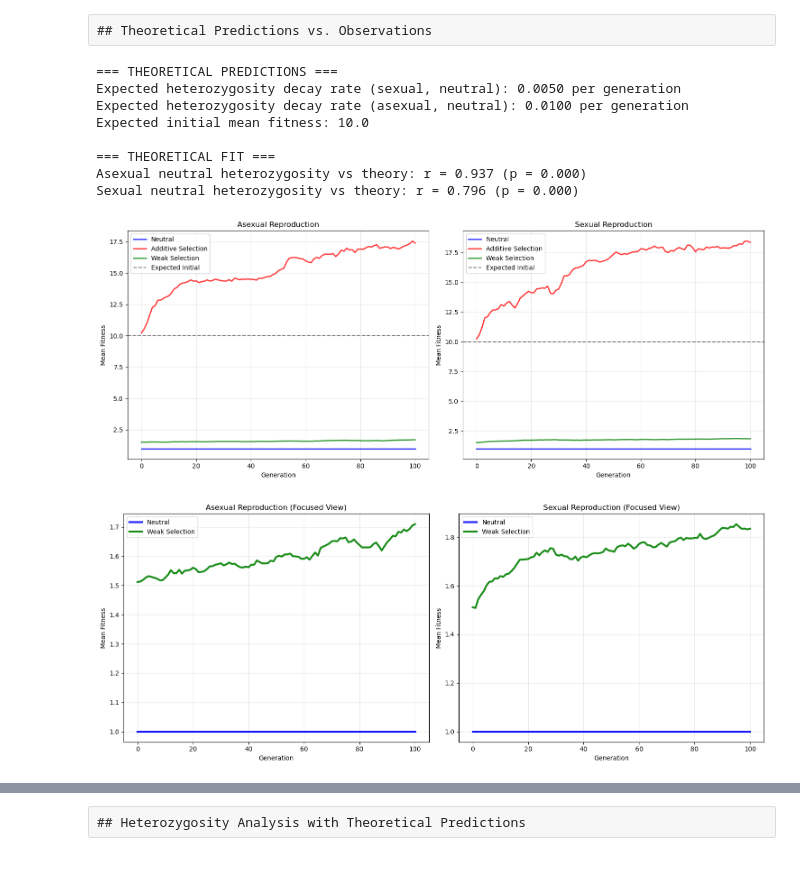
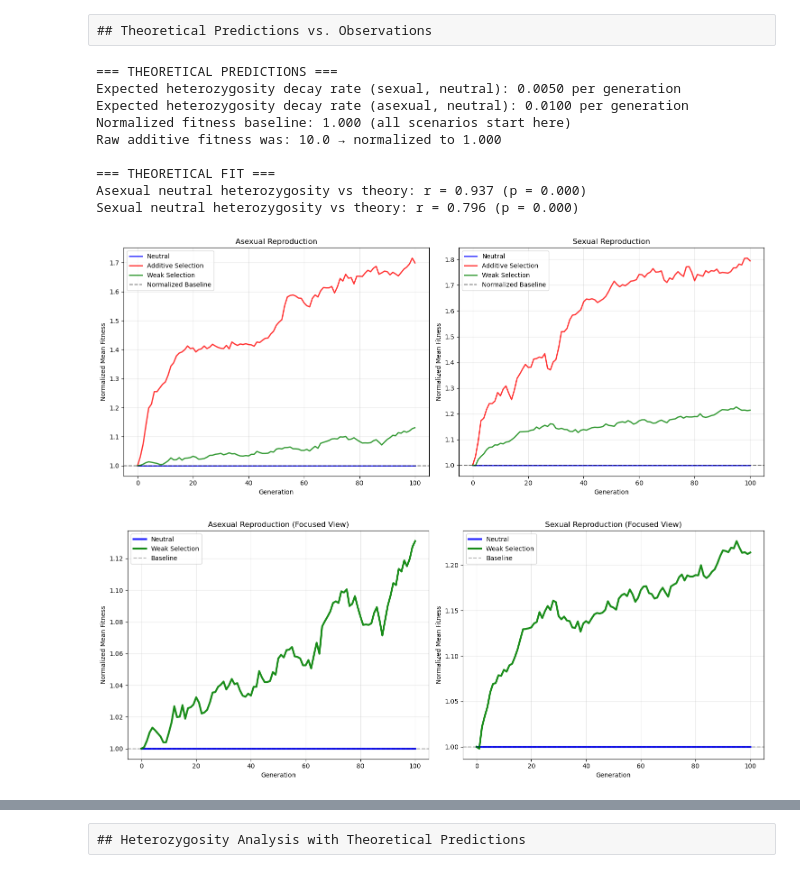
Before and after one commit to niallc/simple-popgen-simulator, a Jupyter notebook: analysis/corrected_simulation_analysis.ipynb, the cells around one changed output, grey strips where cells are left out. Cells and saved outputs as stored; diff of their text form; code cells hidden in the pictures.

Commit message:
Normalized initial fitness for easier cross fitness function comparisons.

```diff
--- a/analysis/corrected_simulation_analysis.ipynb
+++ b/analysis/corrected_simulation_analysis.ipynb
@@ -138,17 +138,17 @@ Using consistent base seed: 42 for reproducible starting populations
 • Sexual weak selection...
 ✅ All simulations complete!
 # %%
-## Initial Fitness Values
+## Initial Fitness Values (Raw)
 
-# Extract initial fitness values for all scenarios
+# Extract raw results for analysis
 print("=" * 60)
-print("INITIAL FITNESS VALUES FOR ALL SCENARIOS")
+print("RAW INITIAL FITNESS VALUES FOR ALL SCENARIOS")
 print("=" * 60)
 
 # Extract results for analysis
-results = {}
+results_raw = {}
 for name, sim in scenarios.items():
-    results[name] = sim.get_results()
+    results_raw[name] = sim.get_results()
 
 # Create initial fitness table
 scenario_names = {
@@ -162,21 +162,21 @@ scenario_names = {
 
 initial_fitness_data = []
 for key, name in scenario_names.items():
-    initial_fitness = results[key]['mean_fitness'].iloc[0]
+    initial_fitness = results_raw[key]['mean_fitness'].iloc[0]
     initial_fitness_data.append([name, f"{initial_fitness:.2f}"])
 
 # Print as formatted table
-print(f"\n{'Scenario':<25} {'Initial Fitness':<15}")
-print("-" * 40)
+print(f"\n{'Scenario':<25} {'Raw Initial Fitness':<20}")
+print("-" * 45)
 for row in initial_fitness_data:
-    print(f"{row[0]:<25} {row[1]:<15}")
+    print(f"{row[0]:<25} {row[1]:<20}")
 
-print(f"\nNotes:")
-print(f"• All scenarios use the same random seed ({base_seed}) for identical starting populations")
+print(f"\nWhy fitness values differ:")
 print(f"• Neutral scenarios: fitness = 1.0 (constant)")
-print(f"• Additive scenarios: fitness = sum of 1s in genome (≈ genome_length × 0.5)")
-print(f"• Weak selection: fitness = 1 + 0.05 × (sum of 1s)")
-print(f"• Expected initial additive fitness: {params['genome_length'] * 0.5:.1f}")
-print(f"• Observed initial additive fitness: {results['asex_additive']['mean_fitness'].iloc[0]:.2f}")
+print(f"• Additive scenarios: fitness = sum of 1s in genome (≈ {params['genome_length'] * 0.5:.1f})")
+print(f"• Weak selection: fitness = 1 + 0.05 × (sum of 1s) (≈ {1 + 0.05 * params['genome_length'] * 0.5:.1f})")
+print(f"• All use identical starting populations (seed = {base_seed})")
+print(f"\n⚠️  Raw values are not directly comparable - different fitness function scales!")
+print(f"📊 Solution: Normalize all fitness values to start at 1.0 for fair comparison")
 # %% [output]
 ============================================================
@@ -216,7 +279,8 @@ theoretical_hetero_asex_neutral = H0 * np.exp(-2*mu*generations)
 print("=== THEORETICAL PREDICTIONS ===")
 print(f"Expected heterozygosity decay rate (sexual, neutral): {1/(2*Ne):.4f} per generation")
 print(f"Expected heterozygosity decay rate (asexual, neutral): {2*mu:.4f} per generation")
-print(f"Expected initial mean fitness: {L * 0.5:.1f}")
+print(f"Normalized fitness baseline: 1.000 (all scenarios start here)")
+print(f"Raw additive fitness was: {L * 0.5:.1f} → normalized to 1.000")
 
 # Compare theoretical vs observed for neutral cases
 asex_neutral_r, asex_neutral_p = pearsonr(
@@ -231,7 +295,8 @@ print(f"Sexual neutral heterozygosity vs theory: r = {sex_neutral_r:.3f} (p = {s
 === THEORETICAL PREDICTIONS ===
 Expected heterozygosity decay rate (sexual, neutral): 0.0050 per generation
 Expected heterozygosity decay rate (asexual, neutral): 0.0100 per generation
-Expected initial mean fitness: 10.0
+Normalized fitness baseline: 1.000 (all scenarios start here)
+Raw additive fitness was: 10.0 → normalized to 1.000
 
 === THEORETICAL FIT ===
 Asexual neutral heterozygosity vs theory: r = 0.937 (p = 0.000)
@@ -250,9 +315,9 @@ ax1.plot(results['asex_additive']['generation'], results['asex_additive']['mean_
 ax1.plot(results['asex_weak']['generation'], results['asex_weak']['mean_fitness'],
          'g-', linewidth=2, label='Weak Selection', alpha=0.8)
 
-ax1.axhline(y=L*0.5, color='black', linestyle='--', alpha=0.5, label='Expected Initial')
+ax1.axhline(y=1.0, color='black', linestyle='--', alpha=0.5, label='Normalized Baseline')
 ax1.set_xlabel('Generation')
-ax1.set_ylabel('Mean Fitness')
+ax1.set_ylabel('Normalized Mean Fitness')
 ax1.set_title('Asexual Reproduction')
 ax1.legend()
 ax1.grid(True, alpha=0.3)
@@ -265,9 +330,9 @@ ax2.plot(results['sex_additive']['generation'], results['sex_additive']['mean_fi
 ax2.plot(results['sex_weak']['generation'], results['sex_weak']['mean_fitness'],
          'g-', linewidth=2, label='Weak Selection', alpha=0.8)
 
-ax2.axhline(y=L*0.5, color='black', linestyle='--', alpha=0.5, label='Expected Initial')
+ax2.axhline(y=1.0, color='black', linestyle='--', alpha=0.5, label='Normalized Baseline')
 ax2.set_xlabel('Generation')
-ax2.set_ylabel('Mean Fitness')
+ax2.set_ylabel('Normalized Mean Fitness')
 ax2.set_title('Sexual Reproduction')
 ax2.legend()
 ax2.grid(True, alpha=0.3)
@@ -276,34 +341,36 @@ plt.tight_layout()
 plt.show()
 
 # Focused view excluding additive selection (for better visibility of neutral vs weak selection)
 fig, (ax1, ax2) = plt.subplots(1, 2, figsize=(15, 6))
 
 # Asexual scenarios (focused)
 ax1.plot(results['asex_neutral']['generation'], results['asex_neutral']['mean_fitness'],
          'b-', linewidth=3, label='Neutral', alpha=0.9)
 ax1.plot(results['asex_weak']['generation'], results['asex_weak']['mean_fitness'],
          'g-', linewidth=3, label='Weak Selection', alpha=0.9)
 
+ax1.axhline(y=1.0, color='black', linestyle='--', alpha=0.3, label='Baseline')
 ax1.set_xlabel('Generation')
-ax1.set_ylabel('Mean Fitness')
+ax1.set_ylabel('Normalized Mean Fitness')
 ax1.set_title('Asexual Reproduction (Focused View)')
 ax1.legend()
 ax1.grid(True, alpha=0.3)
 
 # Sexual scenarios (focused)
 ax2.plot(results['sex_neutral']['generation'], results['sex_neutral']['mean_fitness'],
          'b-', linewidth=3, label='Neutral', alpha=0.9)
 ax2.plot(results['sex_weak']['generation'], results['sex_weak']['mean_fitness'],
          'g-', linewidth=3, label='Weak Selection', alpha=0.9)
 
+ax2.axhline(y=1.0, color='black', linestyle='--', alpha=0.3, label='Baseline')
 ax2.set_xlabel('Generation')
-ax2.set_ylabel('Mean Fitness')
+ax2.set_ylabel('Normalized Mean Fitness')
 ax2.set_title('Sexual Reproduction (Focused View)')
 ax2.legend()
 ax2.grid(True, alpha=0.3)
 
 plt.tight_layout()
 plt.show()
 # %% [output]
-[figure, old version]
+[figure, new version]
-[figure, old version]
+[figure, new version]
```
Also changed, not shown: parts of 6 cells of this notebook.
